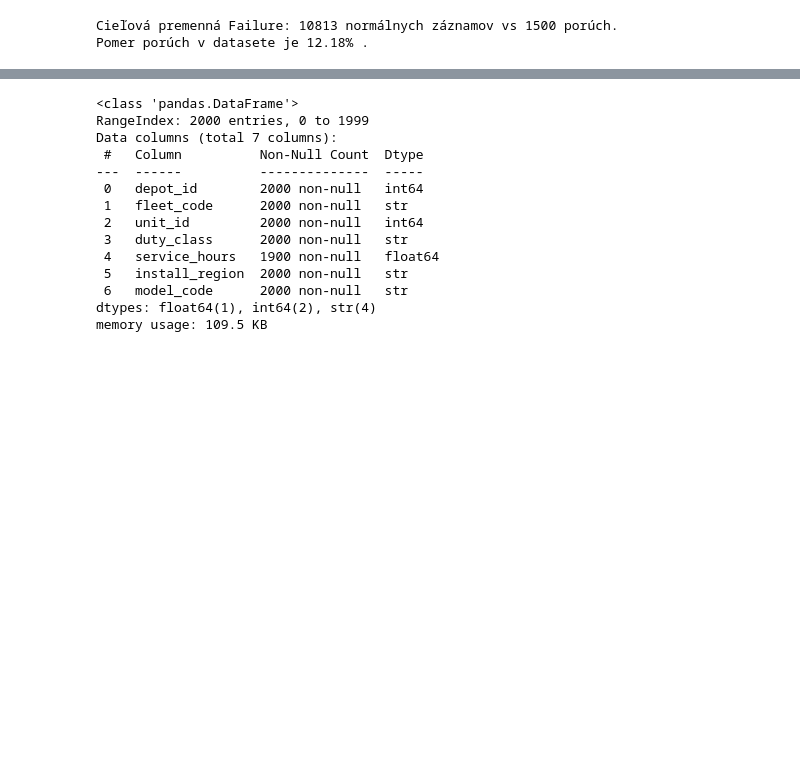
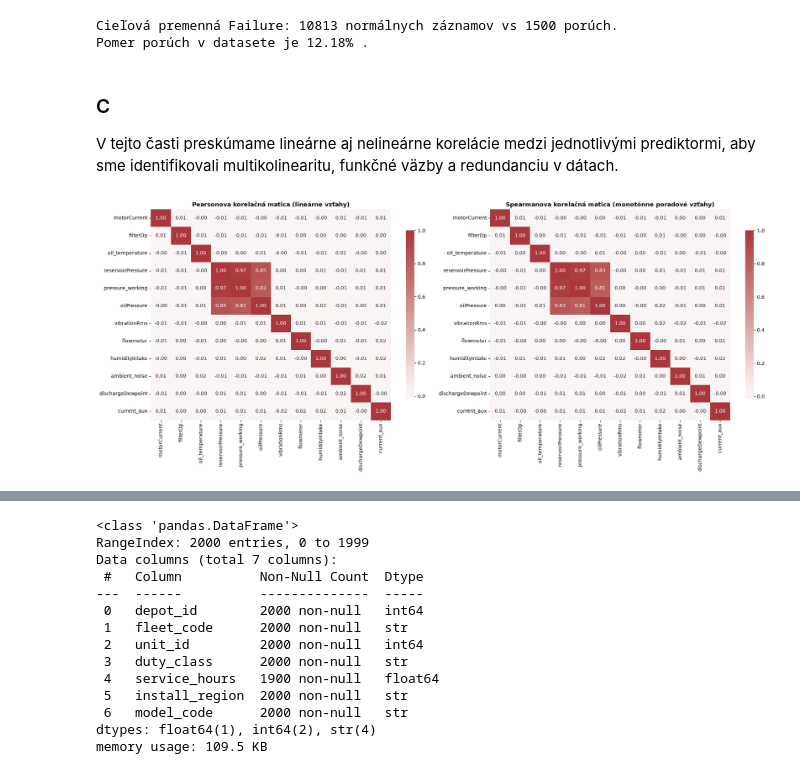
Before and after one commit to tancop/iau-projekt, a Jupyter notebook: main.ipynb, the cells around one changed output, grey strips where cells are left out. Cells and saved outputs as stored; diff of their text form; code cells hidden in the pictures; blank space fills up the shorter version.

```diff
--- a/main.ipynb
+++ b/main.ipynb
@@ -214,3 +183,24 @@ print(f"Pomer porúch v datasete je {failure_percentages[1]:.2f}% .")
 [figure]
 Cieľová premenná Failure: 10813 normálnych záznamov vs 1500 porúch.
 Pomer porúch v datasete je 12.18% .
+# %% [markdown]
+### C
+
+V tejto časti preskúmame lineárne aj nelineárne korelácie medzi jednotlivými prediktormi, aby sme identifikovali multikolinearitu, funkčné väzby a redundanciu v dátach.
+# %%
+
+pearson_corr = readings[selected_sensor_cols].corr(method="pearson")
+spearman_corr = readings[selected_sensor_cols].corr(method="spearman")
+
+fig, axes = plt.subplots(1, 2, figsize=(20, 8))
+
+sns.heatmap(pearson_corr, annot=True, fmt=".2f", cmap="vlag", center=0, ax=axes[0], cbar_kws={"shrink": 0.8})
+axes[0].set_title("Pearsonova korelačná matica (lineárne vzťahy)", fontsize=12, fontweight="bold")
+
+sns.heatmap(spearman_corr, annot=True, fmt=".2f", cmap="vlag", center=0, ax=axes[1], cbar_kws={"shrink": 0.8})
+axes[1].set_title("Spearmanova korelačná matica (monotónne poradové vzťahy)", fontsize=12, fontweight="bold")
+
+plt.tight_layout()
+plt.show()
+# %% [output]
+[figure, added]
```
Also changed, not shown: parts of 44 cells of this notebook.
